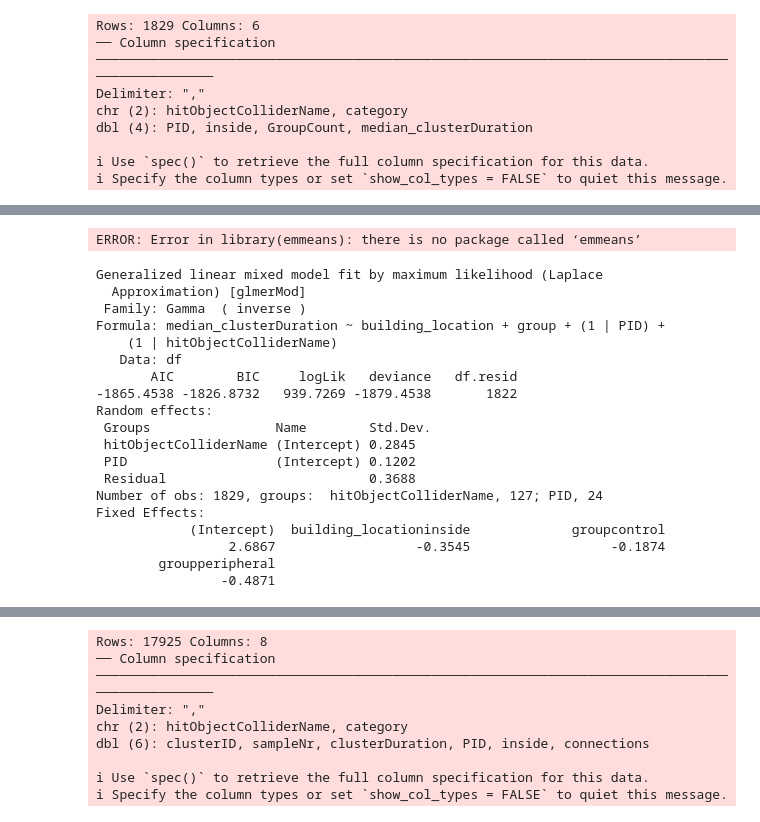
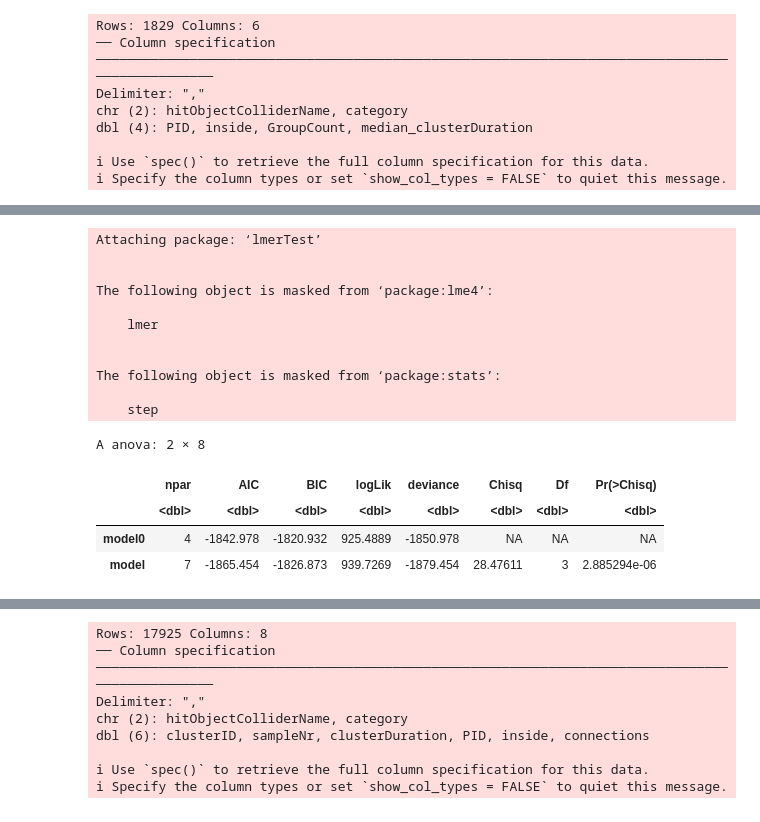
Before and after one commit to SanD94/VReGTrET, a Jupyter notebook: GraphTheory_ET_VR_Westbrueck/Analysis/raw_gaze_analysis/figure_playground.ipynb, the cells around one changed output, grey strips where cells are left out. Drawn from its saved outputs; the diff is of its cells as text; code cells hidden in the pictures.

```diff
--- a/GraphTheory_ET_VR_Westbrueck/Analysis/raw_gaze_analysis/figure_playground.ipynb
+++ b/GraphTheory_ET_VR_Westbrueck/Analysis/raw_gaze_analysis/figure_playground.ipynb
@@ -61,33 +77,35 @@ Warning message:
 # %%
 library(lme4)
 library(emmeans)
+library(performance)
+library(pbkrtest)
+library(lmerTest)
 
 # Fit a generalized linear mixed model (GLMM) using glmer
 # Assuming a dataset 'data' with a binary response variable 'y',
 # a fixed effect 'x', and a random effect 'group'
 
-model <- glmer(median_clusterDuration ~ building_location + group + (1 | PID) + (1 | hitObjectColliderName), data = df, Gamma(link = "inverse"))
+model <- glmer(median_clusterDuration ~ building_location + group + (1 | PID) + (1| hitObjectColliderName), data = df, Gamma(link = "inverse"))
+model0 <- glmer(median_clusterDuration ~ 1 + (1 | PID) + (1| hitObjectColliderName), data = df, Gamma(link = "inverse"))
 # %% [output]
-ERROR: Error in library(emmeans): there is no package called ‘emmeans’
+Attaching package: ‘lmerTest’
+
+
+The following object is masked from ‘package:lme4’:
+
+    lmer
+
+
+The following object is masked from ‘package:stats’:
+
+    step
-# %%
-model
-# %% [output]
-Generalized linear mixed model fit by maximum likelihood (Laplace
-  Approximation) [glmerMod]
- Family: Gamma  ( inverse )
-Formula: median_clusterDuration ~ building_location + group + (1 | PID) +
-    (1 | hitObjectColliderName)
-   Data: df
-       AIC        BIC     logLik   deviance   df.resid
--1865.4538 -1826.8732   939.7269 -1879.4538       1822
-Random effects:
- Groups                Name        Std.Dev.
- hitObjectColliderName (Intercept) 0.2845
- PID                   (Intercept) 0.1202
- Residual                          0.3688
-Number of obs: 1829, groups:  hitObjectColliderName, 127; PID, 24
-Fixed Effects:
-            (Intercept)  building_locationinside             groupcontrol
-                 2.6867                  -0.3545                  -0.1874
-        groupperipheral
-                -0.4871
+# %%
+an <- anova(model, model0)
+# %%
+an
+# %% [output]
+A anova: 2 × 8
+|  | npar | AIC | BIC | logLik | deviance | Chisq | Df | Pr(>Chisq) |
+|  | <dbl> | <dbl> | <dbl> | <dbl> | <dbl> | <dbl> | <dbl> | <dbl> |
+| model0 | 4 | -1842.978 | -1820.932 | 925.4889 | -1850.978 | NA | NA | NA |
+| model | 7 | -1865.454 | -1826.873 | 939.7269 | -1879.454 | 28.47611 | 3 | 2.885294e-06 |
```
Also changed, not shown: parts of 11 cells of this notebook, 1 other file.
